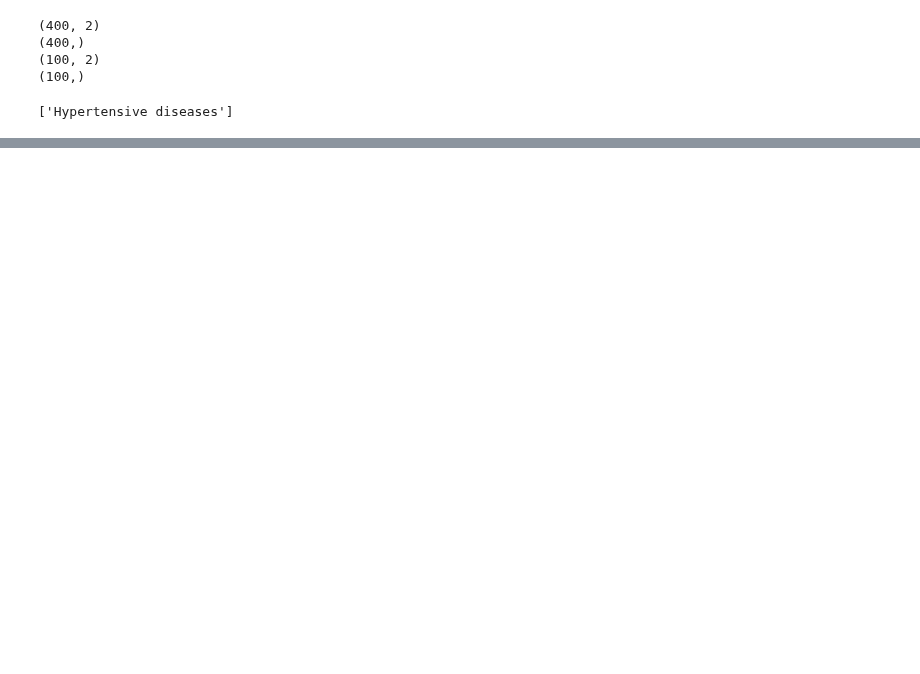
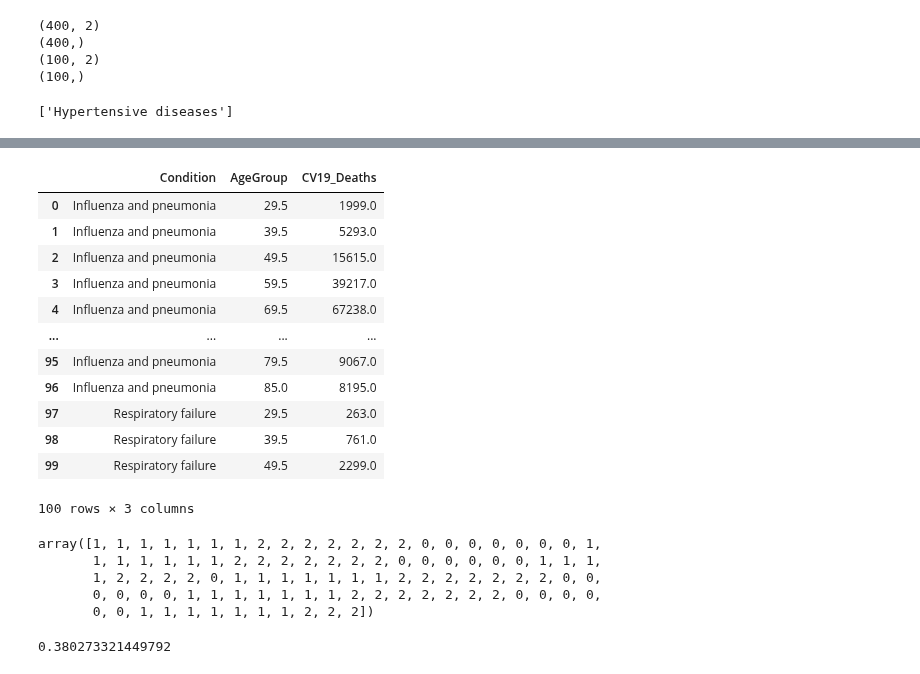
Before and after one commit to JScottLopez/github-ds, a Jupyter notebook: TIM_6500_JSLopez.ipynb, the cells around one changed output, grey strips where cells are left out. Saved outputs shown, nothing was run; the diff lists cells and outputs as text; code cells hidden in the pictures; blank space fills up the shorter version.

```diff
--- a/TIM_6500_JSLopez.ipynb
+++ b/TIM_6500_JSLopez.ipynb
@@ -1104,0 +1087,11 @@ Accuracy of model at K = 1 is 0.17
+# %%
+#import necessary Python libraries
+%matplotlib inline
+import pandas as pd
+import numpy as np
+import seaborn as sns; sns.set(font_scale=1.2)
+import matplotlib.pyplot as plt
+
+#loaded data from file into pandas dataframe
+df = pd.read_csv('Conditions_Contributing_to_COVID-19_Deaths__by_State_and_Age.csv')
+display(df)
@@ -1104,0 +1207,56 @@ Accuracy of model at K = 1 is 0.17
+# %%
+#reduce data set to manageable size
+
+x=100
+y=15274
+df.loc[x:y].index
+df.drop(df.loc[x:y].index, inplace=True)
+display(df)
+# %% [output]
+|  | Condition | AgeGroup | CV19_Deaths |
+| 0 | Influenza and pneumonia | 29.5 | 1999.0 |
+| 1 | Influenza and pneumonia | 39.5 | 5293.0 |
+| 2 | Influenza and pneumonia | 49.5 | 15615.0 |
+| 3 | Influenza and pneumonia | 59.5 | 39217.0 |
+| 4 | Influenza and pneumonia | 69.5 | 67238.0 |
+| ... | ... | ... | ... |
+| 95 | Influenza and pneumonia | 79.5 | 9067.0 |
+| 96 | Influenza and pneumonia | 85.0 | 8195.0 |
+| 97 | Respiratory failure | 29.5 | 263.0 |
+| 98 | Respiratory failure | 39.5 | 761.0 |
+| 99 | Respiratory failure | 49.5 | 2299.0 |
+100 rows × 3 columns
+# %%
+#encode Conditions categories
+
+from sklearn import preprocessing
+
+le = preprocessing.LabelEncoder()
+
+Condition_encoded=le.fit_transform(df['Condition'])
+display(Condition_encoded)
+# %% [output]
+array([1, 1, 1, 1, 1, 1, 1, 2, 2, 2, 2, 2, 2, 2, 0, 0, 0, 0, 0, 0, 0, 1,
+       1, 1, 1, 1, 1, 1, 2, 2, 2, 2, 2, 2, 2, 0, 0, 0, 0, 0, 0, 1, 1, 1,
+       1, 2, 2, 2, 2, 0, 1, 1, 1, 1, 1, 1, 1, 2, 2, 2, 2, 2, 2, 2, 0, 0,
+       0, 0, 0, 0, 1, 1, 1, 1, 1, 1, 1, 2, 2, 2, 2, 2, 2, 2, 0, 0, 0, 0,
+       0, 0, 1, 1, 1, 1, 1, 1, 1, 2, 2, 2])
+# %%
+#apply 10-cross fold validation
+
+#Logistic Regression
+from sklearn import linear_model
+from sklearn.model_selection import cross_val_score
+
+x = pd.DataFrame(np.c_[df['AgeGroup'], df['CV19_Deaths']], columns = ['AgeGroup','CV19_Deaths'])
+y = Condition_encoded
+
+log_regress = linear_model.LogisticRegression()
+log_regress_score = cross_val_score(log_regress, x, y, cv=3, scoring='accuracy').mean()
+
+print(log_regress_score)
+
+result = []
+result.append(log_regress_score)
+# %% [output]
+0.380273321449792
```
Also changed, not shown: parts of 16 cells of this notebook.
